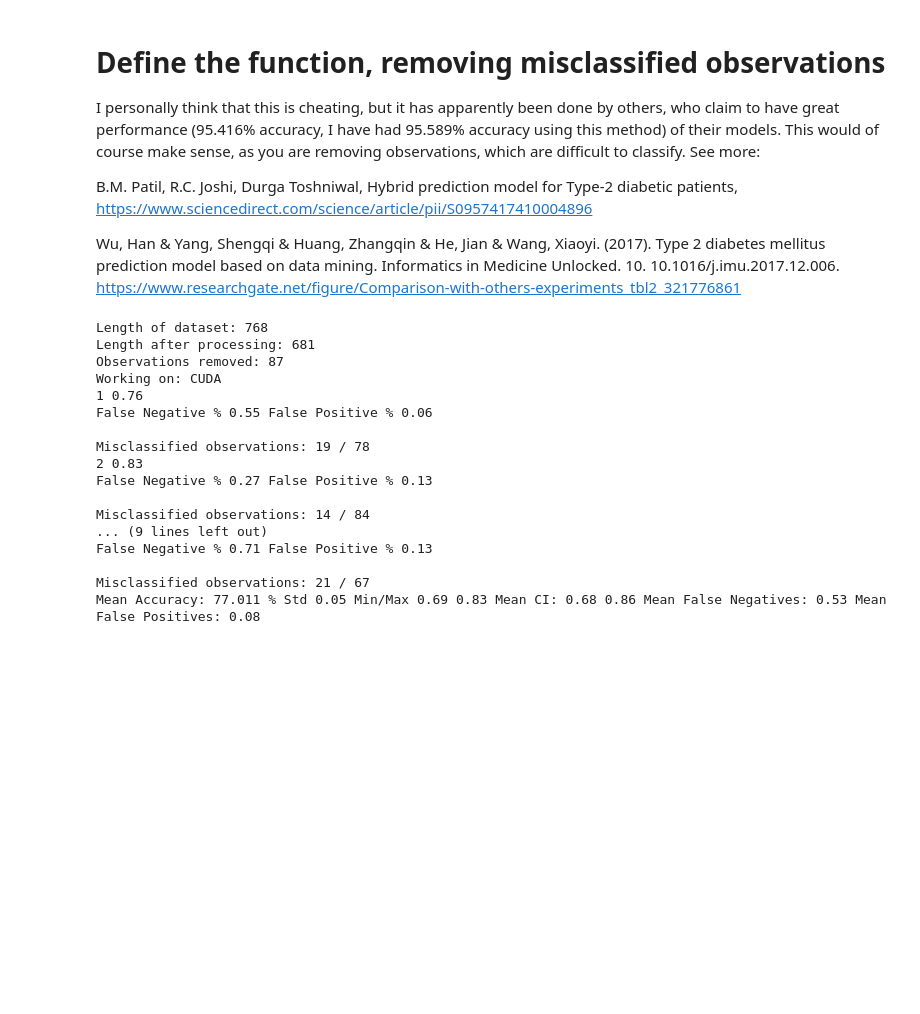
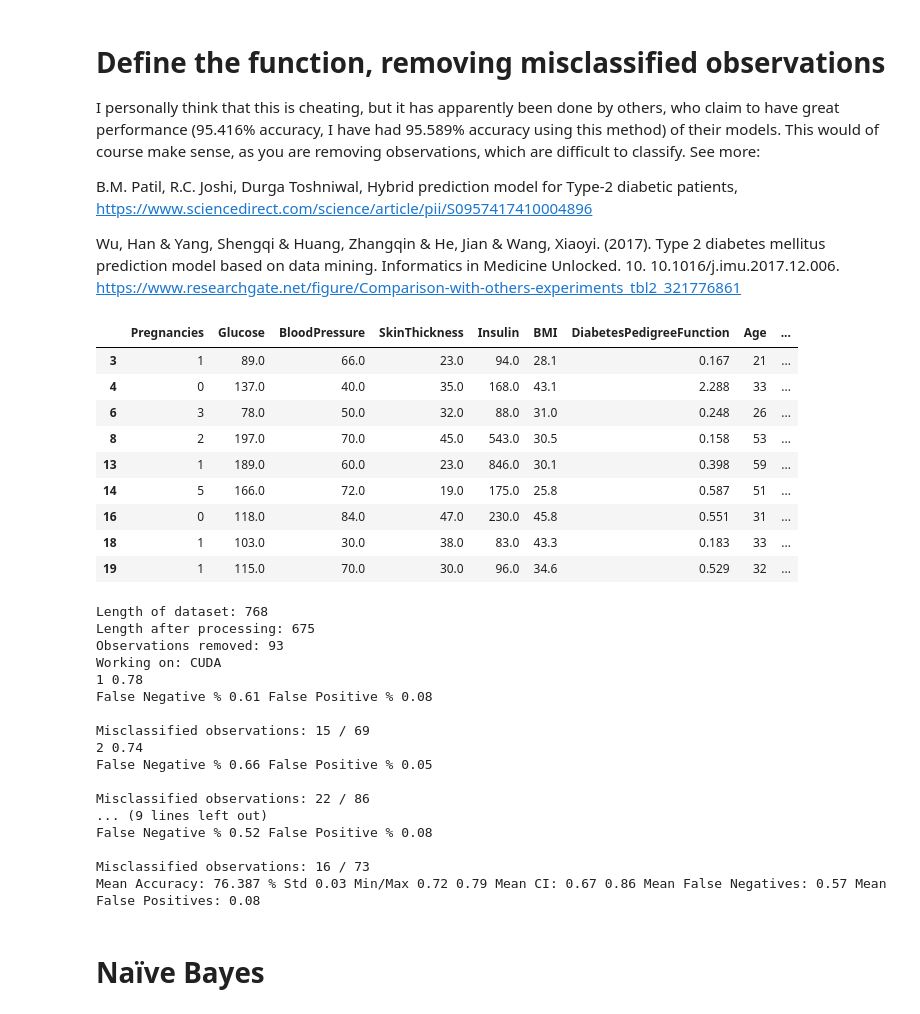
Before and after one commit to PeterVL02/Diabetes-Classifier, a Jupyter notebook: diabetes_classifier.ipynb, the cells around one changed output. Saved outputs shown, nothing was run; the diff lists cells and outputs as text; code cells hidden in the pictures; blank space fills up the shorter version.

Commit message:
clustering added, not completed

```diff
--- a/diabetes_classifier.ipynb
+++ b/diabetes_classifier.ipynb
@@ -392,6 +389,44 @@ def remove_misclassified_observations(DataFrame):
     ## Filter the dataframe for misclassified observations
     misclassified_indices = misclassified_df.index
     return DataFrame.copy().drop(misclassified_indices)
+# %%
+def get_cluster_df(DataFrame):
+    global features
+
+    df_copy = DataFrame.copy()
+    cluster_list = np.full((len(df_copy),1), fill_value=-1)
+
+    ## Prepare data for clustering
+    k_df = remove_outliers(remove_nan(DataFrame))
+
+    ## Instantialize the KMeans class and fit it on the data
+    kmeans = KMeans(n_clusters=2, n_init=50, max_iter=10_000)
+    kmeans.fit(k_df[features])
+
+    ## Give the dataframe a column with the labels from the clusterer
+    k_df = k_df.assign(cluster=kmeans.labels_)
+
+    ## Map the outcome to a cluster
+    mapping = k_df.groupby('cluster')['Outcome'].agg(lambda x: x.value_counts().index[0]).to_dict()
+    k_df['cluster_mapped_to_class'] = k_df['cluster'].map(mapping)
+    indices = k_df.index
+    for idx in indices:
+        cluster_list[idx] = k_df.loc[idx][len(k_df.columns)-1]
+    df_copy = df_copy.assign(Cluster=cluster_list)
+    return df_copy
+
+remove_outliers(remove_nan(get_cluster_df(df).head(20)))
+# %% [output]
+|  | Pregnancies | Glucose | BloodPressure | SkinThickness | Insulin | BMI | DiabetesPedigreeFunction | Age | ... |
+| 3 | 1 | 89.0 | 66.0 | 23.0 | 94.0 | 28.1 | 0.167 | 21 | ... |
+| 4 | 0 | 137.0 | 40.0 | 35.0 | 168.0 | 43.1 | 2.288 | 33 | ... |
+| 6 | 3 | 78.0 | 50.0 | 32.0 | 88.0 | 31.0 | 0.248 | 26 | ... |
+| 8 | 2 | 197.0 | 70.0 | 45.0 | 543.0 | 30.5 | 0.158 | 53 | ... |
+| 13 | 1 | 189.0 | 60.0 | 23.0 | 846.0 | 30.1 | 0.398 | 59 | ... |
+| 14 | 5 | 166.0 | 72.0 | 19.0 | 175.0 | 25.8 | 0.587 | 51 | ... |
+| 16 | 0 | 118.0 | 84.0 | 47.0 | 230.0 | 45.8 | 0.551 | 31 | ... |
+| 18 | 1 | 103.0 | 30.0 | 38.0 | 83.0 | 43.3 | 0.183 | 33 | ... |
+| 19 | 1 | 115.0 | 70.0 | 30.0 | 96.0 | 34.6 | 0.529 | 32 | ... |
 # %%
 ## Decide on k
 k = 5
@@ -413,7 +448,7 @@ LR = 0.000009
 
 # Which columns to drop when standardizing and giving to model. 'Outcome' should be dropped
 # If any other columns shold be dropped (for feature engineering purposes), these can be specified here as well:
-drop_columns = ['Outcome']
+drop_columns = ['Outcome', 'DiabetesPedigreeFunction']
 
 # Which columns to log-transform?
 log_columns = None#['Pregnancies', 'Insulin', 'DiabetesPedigreeFunction', 'Age']
@@ -450,20 +485,22 @@ print('Mean Accuracy:', np.round(np.mean(means)*100,3),'%', 'Std', np.round(np.s
 # log_columns = ['Pregnancies', 'Insulin', 'DiabetesPedigreeFunction', 'Age']      : mean 0.8
 # %% [output]
 Length of dataset: 768
-Length after processing: 681
-Observations removed: 87
+Length after processing: 675
+Observations removed: 93
 Working on: CUDA
-1 0.76
-False Negative % 0.55 False Positive % 0.06
+1 0.78
+False Negative % 0.61 False Positive % 0.08
 
-Misclassified observations: 19 / 78
-2 0.83
-False Negative % 0.27 False Positive % 0.13
+Misclassified observations: 15 / 69
+2 0.74
+False Negative % 0.66 False Positive % 0.05
 
-Misclassified observations: 14 / 84
+Misclassified observations: 22 / 86
 ... (9 lines left out)
-False Negative % 0.71 False Positive % 0.13
+False Negative % 0.52 False Positive % 0.08
 
-Misclassified observations: 21 / 67
-Mean Accuracy: 77.011 % Std 0.05 Min/Max 0.69 0.83 Mean CI: 0.68 0.86 Mean False Negatives: 0.53 Mean False Positives: 0.08
+Misclassified observations: 16 / 73
+Mean Accuracy: 76.387 % Std 0.03 Min/Max 0.72 0.79 Mean CI: 0.67 0.86 Mean False Negatives: 0.57 Mean False Positives: 0.08
+# %% [markdown]
+# Naïve Bayes
 # %%
```
Also changed, not shown: parts of 3 cells of this notebook, 5 other files.
